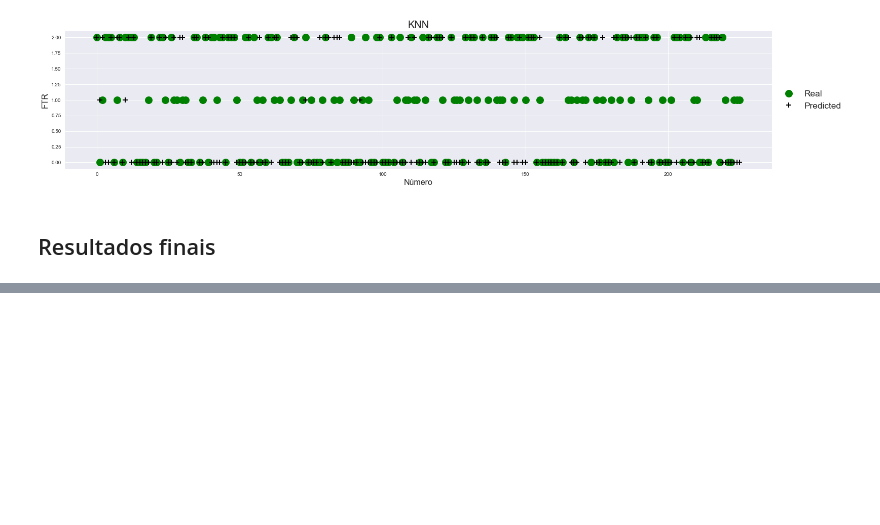
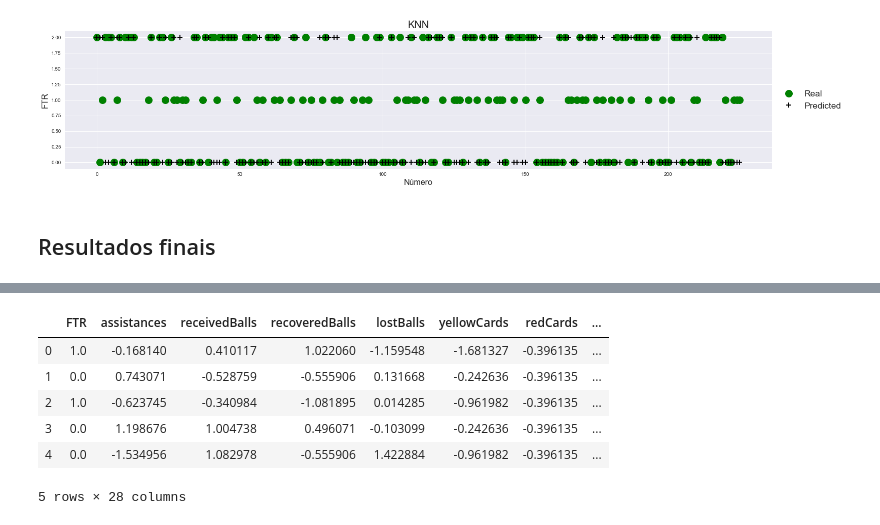
Before and after one commit to olesiogn/Football-prediction, a Jupyter notebook: Fut-Brasileiro.ipynb, the cells around one changed output, grey strips where cells are left out. Drawn from its saved outputs; the diff is of its cells as text; code cells hidden in the pictures; blank space fills up the shorter version.

```diff
--- a/Fut-Brasileiro.ipynb
+++ b/Fut-Brasileiro.ipynb
@@ -550,0 +577,21 @@ SVM: 52.21%
+# %%
+# Normalizando os dados com o StandardScaler
+# A distribuição dos dados será transformada tal que sua média = 0 e o desvio padrão = 1
+# z = (x-u)/σ
+# x = dados, u = média, σ = desvio padrão
+scaler = StandardScaler()
+scaler.fit(df.drop(['FTR'],axis=1))
+dados_normalizados = scaler.transform(df.drop(['FTR'],axis=1))
+df_normalizado = pd.DataFrame(dados_normalizados, columns=df.columns[:-1])
+df = df[['FTR']]
+df = pd.concat([df, df_normalizado], axis=1, sort=False)
+df.dropna(inplace=True)
+df.head()
+# %% [output]
+|  | FTR | assistances | receivedBalls | recoveredBalls | lostBalls | yellowCards | redCards | ... |
+| 0 | 1.0 | -0.168140 | 0.410117 | 1.022060 | -1.159548 | -1.681327 | -0.396135 | ... |
+| 1 | 0.0 | 0.743071 | -0.528759 | -0.555906 | 0.131668 | -0.242636 | -0.396135 | ... |
+| 2 | 1.0 | -0.623745 | -0.340984 | -1.081895 | 0.014285 | -0.961982 | -0.396135 | ... |
+| 3 | 0.0 | 1.198676 | 1.004738 | 0.496071 | -0.103099 | -0.242636 | -0.396135 | ... |
+| 4 | 0.0 | -1.534956 | 1.082978 | -0.555906 | 1.422884 | -0.961982 | -0.396135 | ... |
+5 rows × 28 columns
```
Also changed, not shown: parts of 20 cells of this notebook, 2 other files.
